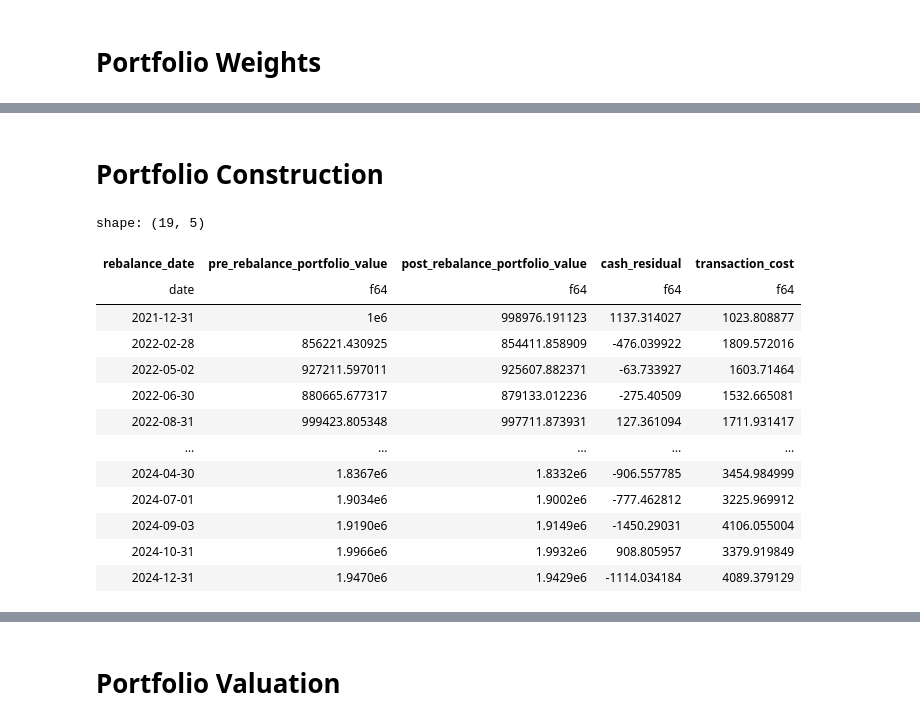
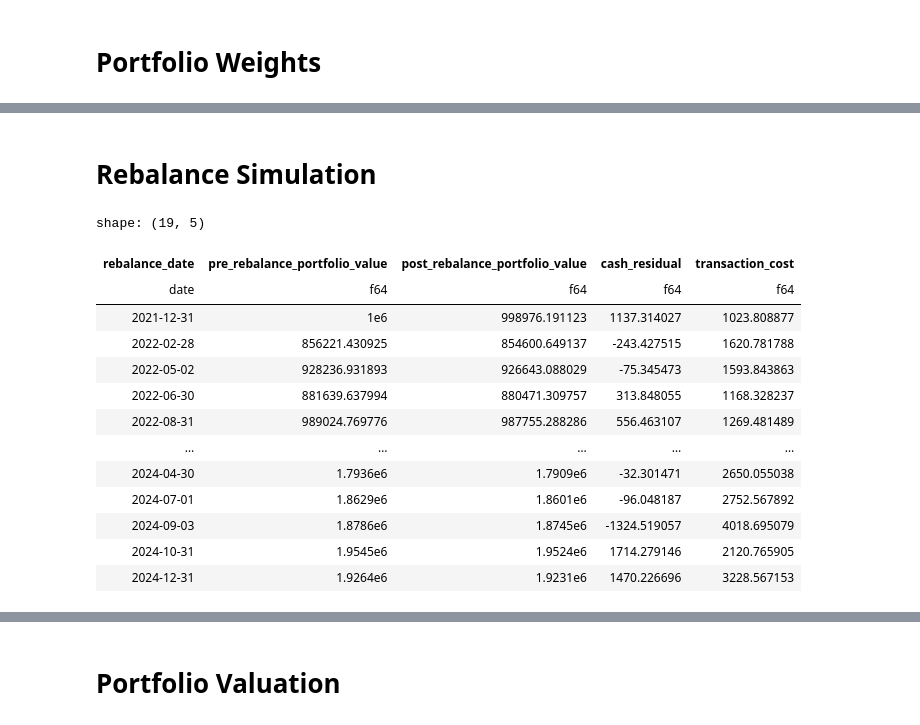
Before and after one commit to Luuuuuuuucas/polars-investment-strategy, a Jupyter notebook: notebooks/test_notebook.ipynb, the cells around one changed output, grey strips where cells are left out. Saved outputs shown, nothing was run; the diff lists cells and outputs as text; code cells hidden in the pictures.

```diff
--- a/notebooks/test_notebook.ipynb
+++ b/notebooks/test_notebook.ipynb
@@ -223,11 +225,13 @@ shape: (9_557, 13)
 | 2024-12-30 | "ZBH" | 103.810539 | 2024-06-28 | 2024-11-29 | 2024-12-31 | 106.416763 | ... |
 | 2024-12-30 | "ZBRA" | 383.850006 | 2024-06-28 | 2024-11-29 | 2024-12-31 | 308.929993 | ... |
 | 2024-12-30 | "ZTS" | 157.64212 | 2024-06-28 | 2024-11-29 | 2024-12-31 | 167.649979 | ... |
+# %%
+rank_col = f"risk_adjusted_momentum_{LOOKBACK_PERIOD}{LOOKBACK_PERIOD_UNIT} rank"
 # %%
-filtered_ticker = filter_top_ranked(
+ranked_candidates = filter_ranked_candidates(
     ranked_signal_df=signal_ranked,
-    rank_col=f"risk_adjusted_momentum_{LOOKBACK_PERIOD}{LOOKBACK_PERIOD_UNIT} rank",
-    top_n=TOP_N,
+    rank_col=rank_col,
+    rank_buffer=RANK_BUFFER,
 )
-filtered_ticker
+ranked_candidates
 # %% [output]
@@ -268,0 +293,8 @@ shape: (190, 13)
+# %%
+portfolio_basket = construct_portfolio(
+    ranked_candidates=ranked_candidates,
+    rebalance_dates=rebalance_date,
+    rank_col=rank_col,
+    top_n=TOP_N,
+)
+portfolio_basket
@@ -270,7 +317,7 @@ shape: (190, 13)
 # Portfolio Weights
 # %%
 equal_weighted_portfolio = construct_portfolio_weights(
-    filtered_signal_df=filtered_ticker, weighting_method="equal_weighted"
+    portfolio_basket=portfolio_basket, weighting_method="equal_weighted"
 )
 equal_weighted_portfolio
 # %% [output]
@@ -329,30 +358,30 @@ shape: (19,)
 # %% [markdown]
-# Portfolio Construction
+# Rebalance Simulation
 # %%
 rebalance_summary = run_rebalance_simulation(
-    factor_reference_table=price_date_df,
+    factor_reference_table=prices_for_date_mapping,
     rebalance_allocation_df=rebalance_allocation_df,
     initial_capital=INITIAL_CAPITAL,
     rebalance_dates=rebalance_date,
     execution_cost_rate=EXECUTION_COST_RATE,
     commission_per_share=COMMISSION_PER_SHARE
 )
 rebalance_summary["rebalance_level_table"]
 # %% [output]
 shape: (19, 5)
 | rebalance_date | pre_rebalance_portfolio_value | post_rebalance_portfolio_value | cash_residual | transaction_cost |
 | date | f64 | f64 | f64 | f64 |
 | 2021-12-31 | 1e6 | 998976.191123 | 1137.314027 | 1023.808877 |
-| 2022-02-28 | 856221.430925 | 854411.858909 | -476.039922 | 1809.572016 |
-| 2022-05-02 | 927211.597011 | 925607.882371 | -63.733927 | 1603.71464 |
-| 2022-06-30 | 880665.677317 | 879133.012236 | -275.40509 | 1532.665081 |
-| 2022-08-31 | 999423.805348 | 997711.873931 | 127.361094 | 1711.931417 |
+| 2022-02-28 | 856221.430925 | 854600.649137 | -243.427515 | 1620.781788 |
+| 2022-05-02 | 928236.931893 | 926643.088029 | -75.345473 | 1593.843863 |
+| 2022-06-30 | 881639.637994 | 880471.309757 | 313.848055 | 1168.328237 |
+| 2022-08-31 | 989024.769776 | 987755.288286 | 556.463107 | 1269.481489 |
 | … | … | … | … | … |
-| 2024-04-30 | 1.8367e6 | 1.8332e6 | -906.557785 | 3454.984999 |
-| 2024-07-01 | 1.9034e6 | 1.9002e6 | -777.462812 | 3225.969912 |
-| 2024-09-03 | 1.9190e6 | 1.9149e6 | -1450.29031 | 4106.055004 |
-| 2024-10-31 | 1.9966e6 | 1.9932e6 | 908.805957 | 3379.919849 |
-| 2024-12-31 | 1.9470e6 | 1.9429e6 | -1114.034184 | 4089.379129 |
+| 2024-04-30 | 1.7936e6 | 1.7909e6 | -32.301471 | 2650.055038 |
+| 2024-07-01 | 1.8629e6 | 1.8601e6 | -96.048187 | 2752.567892 |
+| 2024-09-03 | 1.8786e6 | 1.8745e6 | -1324.519057 | 4018.695079 |
+| 2024-10-31 | 1.9545e6 | 1.9524e6 | 1714.279146 | 2120.765905 |
+| 2024-12-31 | 1.9264e6 | 1.9231e6 | 1470.226696 | 3228.567153 |
 # %%
 rebalance_summary["position_level_table"]
 # %% [output]
```
Also changed, not shown: parts of 44 cells of this notebook, 4 other files.
